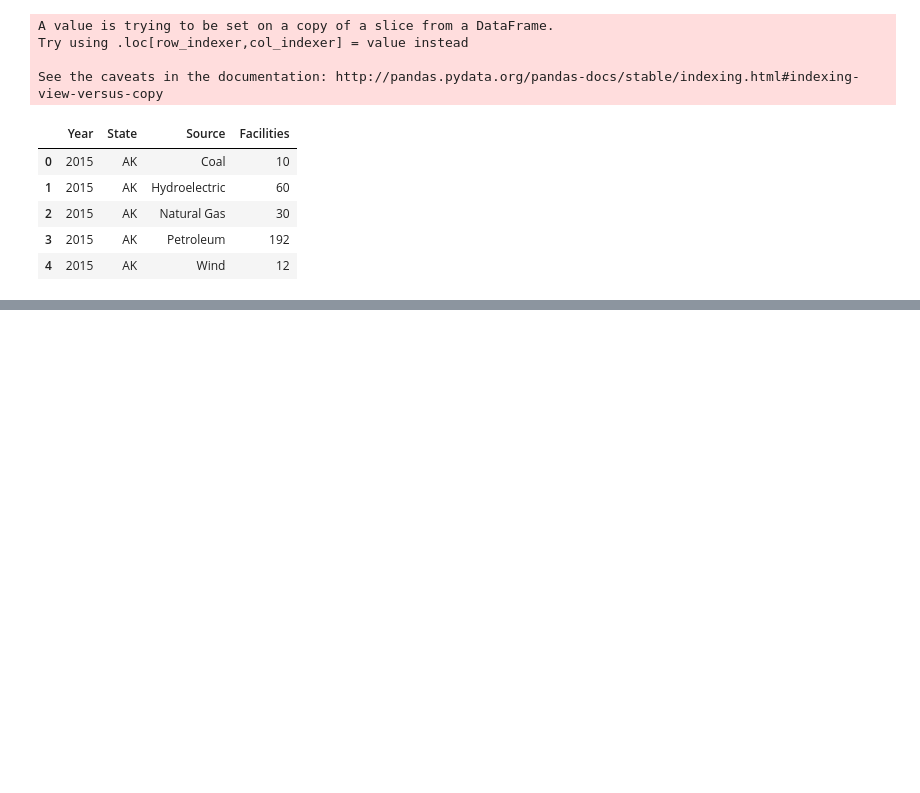
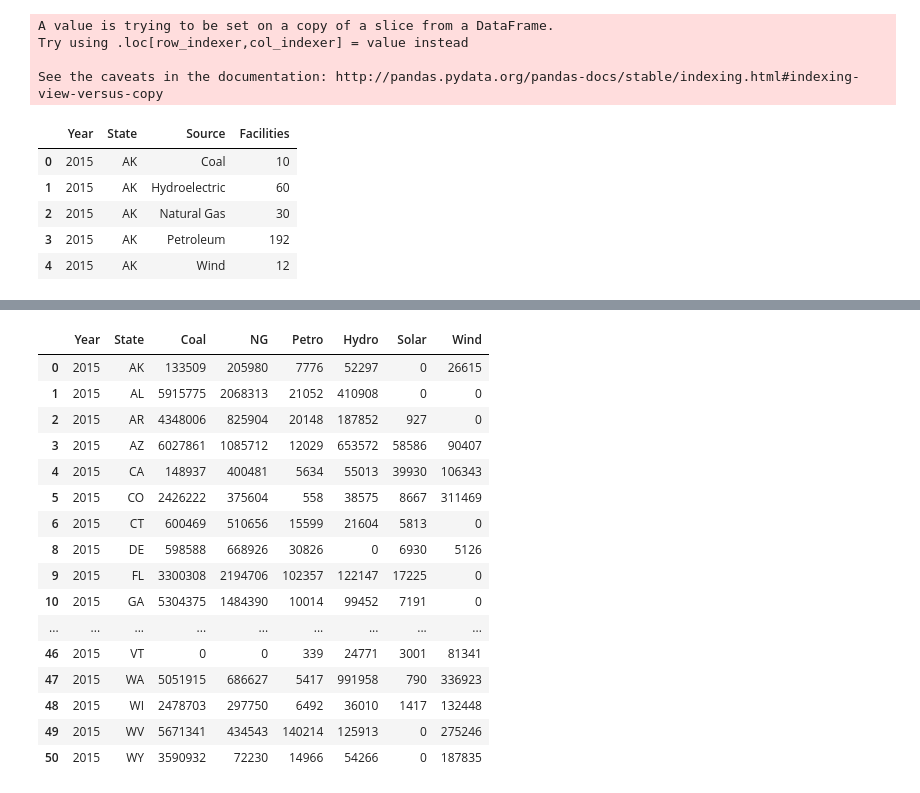
Before and after one commit to tydpan/EASE-Project, a Jupyter notebook: Arranged_Data/plant_list.ipynb, the cells around one changed output, grey strips where cells are left out. Cells and saved outputs as stored; diff of their text form; code cells hidden in the pictures; blank space fills up the shorter version.

```diff
--- a/Arranged_Data/plant_list.ipynb
+++ b/Arranged_Data/plant_list.ipynb
@@ -83,2 +110,27 @@ final_plants
+# %%
+average_plant_capacity = pd.DataFrame()
+average_plant_capacity[final_plants.columns[0:2]] = final_plants.iloc[:,0:2]
+average_plant_capacity[final_plants.columns[2:]] = total_e.iloc[:,2:].div(final_plants.iloc[:,2:],axis = 0).fillna(0).astype(int)
+average_plant_capacity = average_plant_capacity.replace(-9223372036854775808, 0)
+average_plant_capacity = average_plant_capacity[average_plant_capacity['State'] != 'DC']
+average_plant_capacity
+# %% [output]
+|  | Year | State | Coal | NG | Petro | Hydro | Solar | Wind |
+| 0 | 2015 | AK | 133509 | 205980 | 7776 | 52297 | 0 | 26615 |
+| 1 | 2015 | AL | 5915775 | 2068313 | 21052 | 410908 | 0 | 0 |
+| 2 | 2015 | AR | 4348006 | 825904 | 20148 | 187852 | 927 | 0 |
+| 3 | 2015 | AZ | 6027861 | 1085712 | 12029 | 653572 | 58586 | 90407 |
+| 4 | 2015 | CA | 148937 | 400481 | 5634 | 55013 | 39930 | 106343 |
+| 5 | 2015 | CO | 2426222 | 375604 | 558 | 38575 | 8667 | 311469 |
+| 6 | 2015 | CT | 600469 | 510656 | 15599 | 21604 | 5813 | 0 |
+| 8 | 2015 | DE | 598588 | 668926 | 30826 | 0 | 6930 | 5126 |
+| 9 | 2015 | FL | 3300308 | 2194706 | 102357 | 122147 | 17225 | 0 |
+| 10 | 2015 | GA | 5304375 | 1484390 | 10014 | 99452 | 7191 | 0 |
+| ... | ... | ... | ... | ... | ... | ... | ... | ... |
+| 46 | 2015 | VT | 0 | 0 | 339 | 24771 | 3001 | 81341 |
+| 47 | 2015 | WA | 5051915 | 686627 | 5417 | 991958 | 790 | 336923 |
+| 48 | 2015 | WI | 2478703 | 297750 | 6492 | 36010 | 1417 | 132448 |
+| 49 | 2015 | WV | 5671341 | 434543 | 140214 | 125913 | 0 | 275246 |
+| 50 | 2015 | WY | 3590932 | 72230 | 14966 | 54266 | 0 | 187835 |
 # %%
 final_plants.to_csv('final_plants.csv')
```
Also changed, not shown: parts of 4 cells of this notebook.
